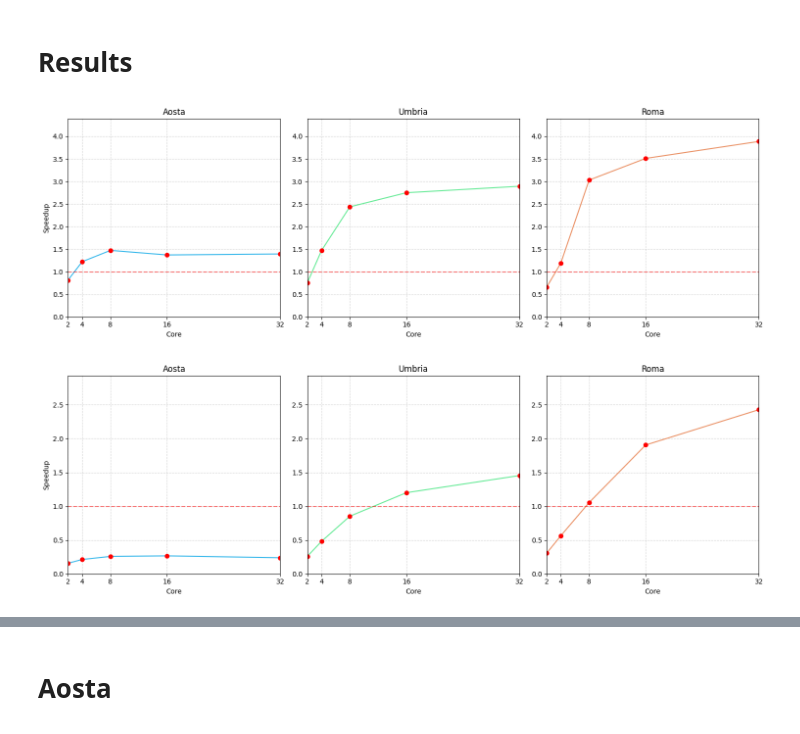
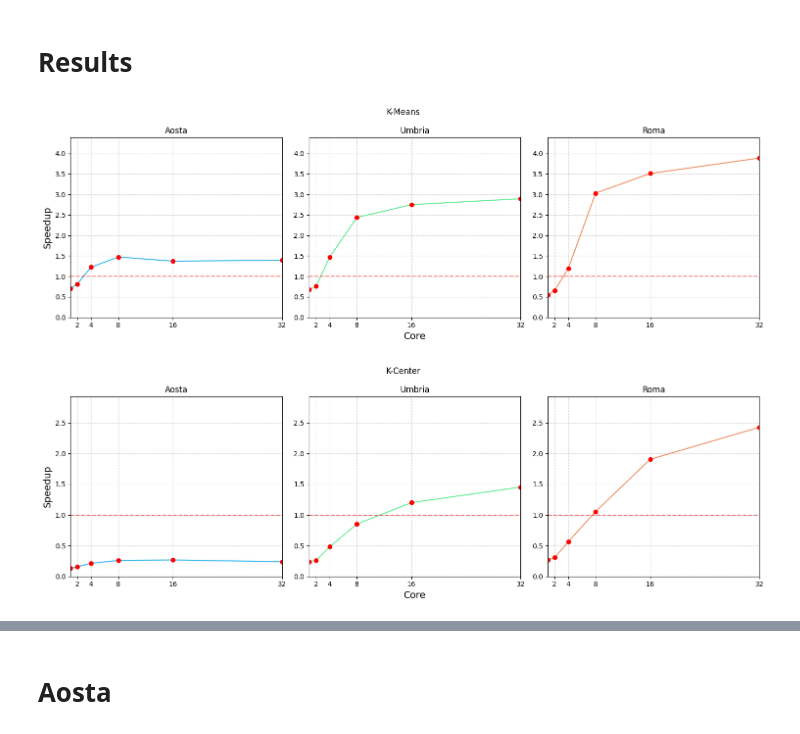
Before and after one commit to alfo93/Scalable-And-Cloud-Programming, a Jupyter notebook: cloud_results.ipynb, the cells around one changed output, grey strips where cells are left out. Drawn from its saved outputs; the diff is of its cells as text; code cells hidden in the pictures.

Commit message:
speedup distribuito

```diff
--- a/cloud_results.ipynb
+++ b/cloud_results.ipynb
@@ -32,7 +32,7 @@ kc_umbria = kcenter[kcenter["Dataset"] == "Umbria"].drop(columns=["Dataset"])
 kc_roma = kcenter[kcenter["Dataset"] == "Roma"].drop(columns=["Dataset"])
 kc_italia = kcenter[kcenter["Dataset"] == "Italia"].drop(columns=["Dataset"])
 # %%
-def plot_speedup(df_data):
+def plot_speedup(df_data, title):
     regions = ["Aosta", "Umbria", "Roma"]
     fig, ax = plt.subplots(1, len(regions), figsize=(15, 5))
 
@@ -44,38 +44,45 @@ def plot_speedup(df_data):
         data = data[data["Scenario"] != "Distribuito"]
         seq_mean = data[data["Scenario"] == "Sequenziale"]["Mean"].values[0]
         data["Speedup"] = seq_mean / data["Mean"]
         max_speedup = max(max_speedup, data["Speedup"].max())
 
     for i, region in enumerate(regions):
         data = df_data[df_data["Dataset"] == region]
+        seq_mean = data[data["Scenario"] == "Sequenziale"]["Mean"].values[0]
         data = data[data["Scenario"] != "Distribuito"]
-        seq_mean = data[data["Scenario"] == "Sequenziale"]["Mean"].values[0]
+        data = data[data["Scenario"] != "Sequenziale"]
+
         data["Speedup"] = seq_mean / data["Mean"]
         sns.lineplot(data=data, x="Core", y="Speedup", ax=ax[i], color=colors[i])
         ax[i].set_title(f"{region}")
 
         if i == 0:
-            ax[i].set_ylabel("Speedup")
+            ax[i].set_ylabel("Speedup", fontsize=14)
         else:
             ax[i].set_ylabel("")
 
-        ax[i].set_xlabel("Core")
-        ax[i].set_xlim(2, 32)
+        if i == 1:
+            ax[i].set_xlabel("Core", fontsize=14)
+        else:
+            ax[i].set_xlabel("")
+
+        ax[i].set_xlim(1, 32)
         ax[i].set_xticks([2, 4, 8, 16, 32])
 
         ax[i].set_ylim(0, max_speedup + 0.5)
 
         for _, row in data.iterrows():
             ax[i].plot(row["Core"], row["Speedup"], "o", color="red")
 
         ax[i].grid(True, linestyle="--", alpha=0.5)
         ax[i].axhline(y=1.0, color="red", linestyle="--", alpha=0.5)
 
+    fig.suptitle(title)
     plt.tight_layout()
     plt.show()
 
-plot_speedup(kmeans)
-plot_speedup(kcenter)
+plot_speedup(kmeans, "K-Means")
+plot_speedup(kcenter, "K-Center")
 # %% [output]
-[figure, old version]
+[figure, new version]
-[figure, old version]
+[figure, new version]
```
Also changed, not shown: parts of 1 cell of this notebook.
